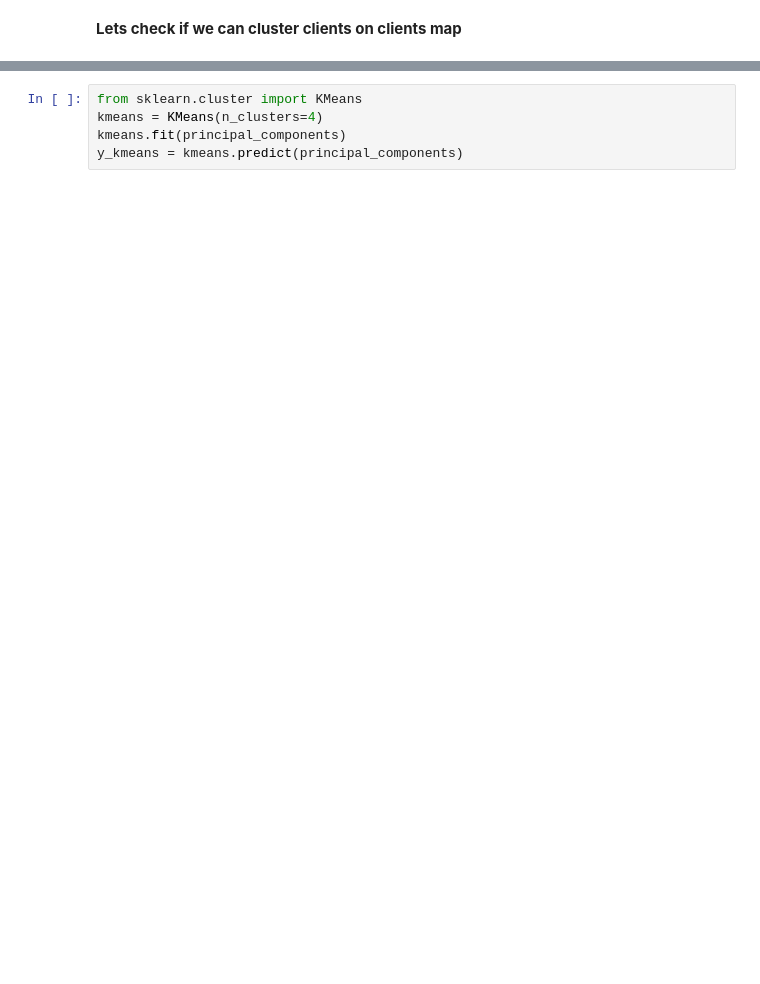
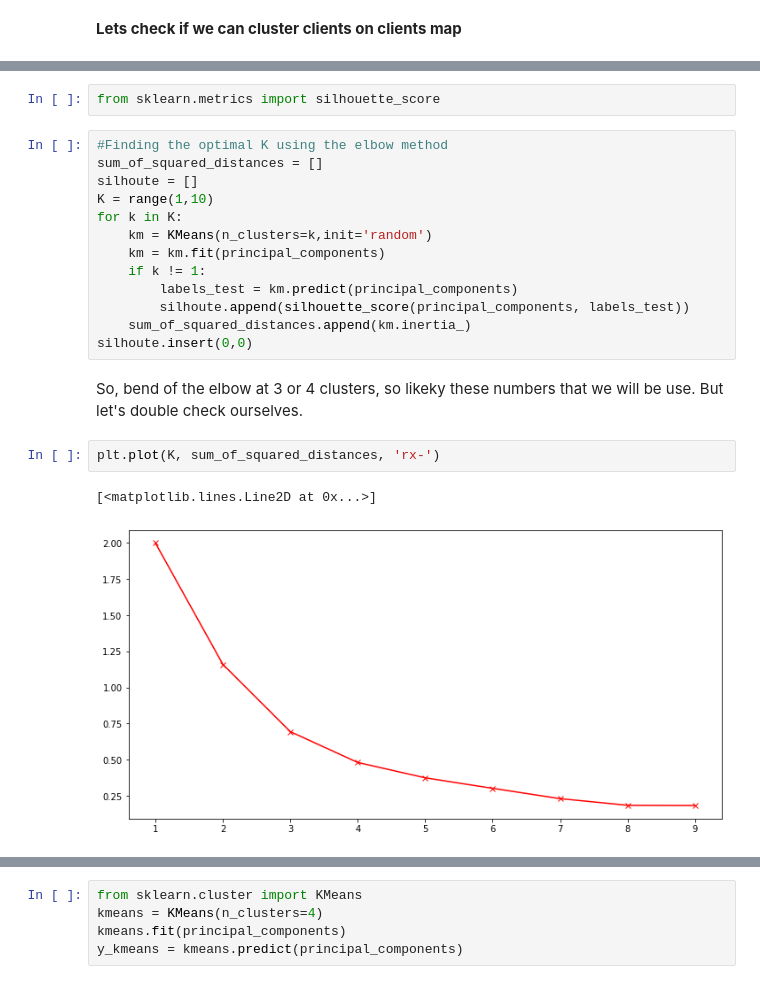
Before and after one commit to HSEDataAnalysis/LAB2, a Jupyter notebook: main.ipynb, the cells around one changed output, grey strips where cells are left out. Drawn from its saved outputs; the diff is of its cells as text; blank space fills up the shorter version.

```diff
--- a/main.ipynb
+++ b/main.ipynb
@@ -368,0 +386,22 @@ plt.show()
+# %%
+from sklearn.metrics import silhouette_score
+# %%
+#Finding the optimal K using the elbow method
+sum_of_squared_distances = []
+silhoute = []
+K = range(1,10)
+for k in K:
+    km = KMeans(n_clusters=k,init='random')
+    km = km.fit(principal_components)
+    if k != 1:
+        labels_test = km.predict(principal_components)
+        silhoute.append(silhouette_score(principal_components, labels_test))
+    sum_of_squared_distances.append(km.inertia_)
+silhoute.insert(0,0)
+# %% [markdown]
+So, bend of the elbow at 3 or 4 clusters, so likeky these numbers that we will be use. But let's double check ourselves.
+# %%
+plt.plot(K, sum_of_squared_distances, 'rx-')
+# %% [output]
+[<matplotlib.lines.Line2D at 0x...>]
+[figure, added]
```
Also changed, not shown: parts of 27 cells of this notebook.
